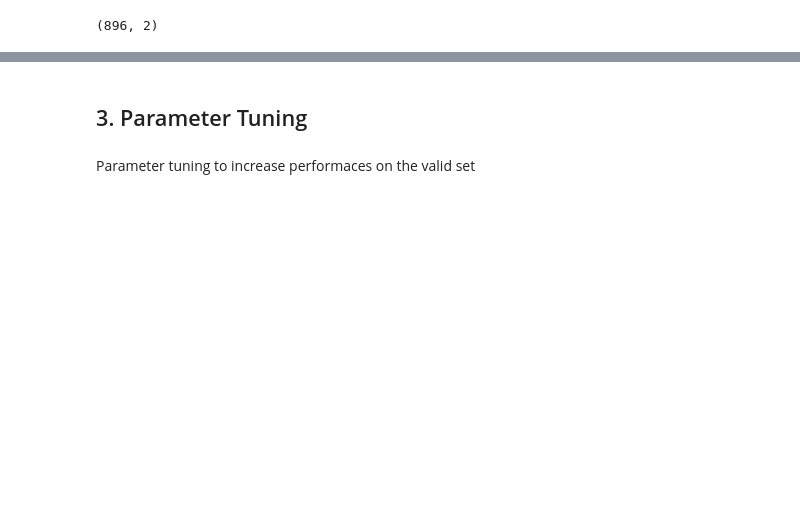
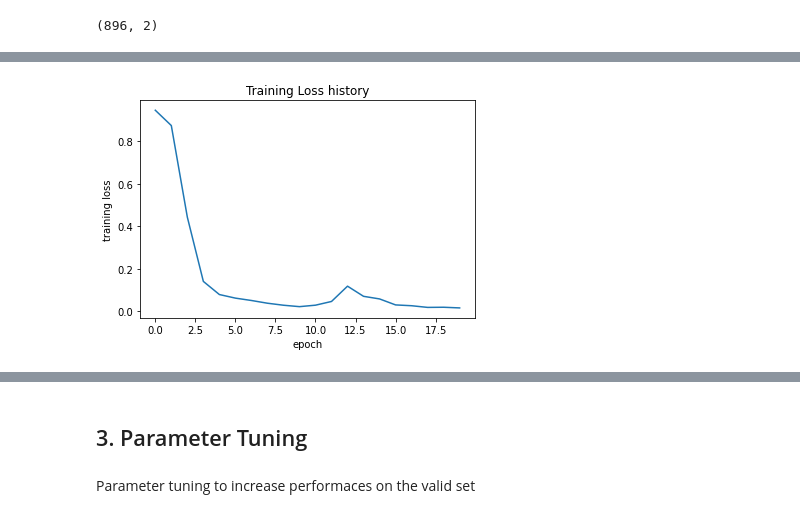
Before and after one commit to H40Q1/523_stock_predict, a Jupyter notebook: main01.ipynb, the cells around one changed output, grey strips where cells are left out. Cells and saved outputs as stored; diff of their text form; code cells hidden in the pictures; blank space fills up the shorter version.

```diff
--- a/main01.ipynb
+++ b/main01.ipynb
@@ -100,7 +103,7 @@ class Config:
     # path
     used_frame = "pytorch"
     model_name = "model_" + ".pth"
-    train_data_path = "./data/stock_data.csv"
+    train_data_path = "/content/stock_data.csv"
     model_save_path = "./checkpoint/" + used_frame + "/"
 
 
@@ -250,28 +253,33 @@ Current net is a stacked LSTM, we are going to modify it later on
 #         return y, hidden
 # %%
 class Net(Module):
-    def __init__(self, config):
+    def __init__(self, config, attention_net=False):
         super(Net, self).__init__()
         self.lstm = nn.LSTM(input_size=config.input_size, hidden_size=config.hidden_size,
                             num_layers=config.lstm_layers, batch_first=True,
                             dropout=config.dropout_rate)
-        self.attention = nlp.nn.Attention(config.hidden_size)
+        self.attention = nlpnn.Attention(config.hidden_size)
         self.attention_linear = nn.Linear(in_features=config.hidden_size, out_features=config.hidden_size)
         self.linear = nn.Linear(in_features=config.hidden_size, out_features=config.output_size)
         self.hidden_size = config.hidden_size  # 128
         self.time_step = config.time_step      # 20
+        self.attention_net = attention_net     # True: attention layer
 
     def forward(self, x, hidden=None):
-        query = self.attention_linear(torch.randn(x.shape[0], self.time_step, self.hidden_size))
         lstm_out, hidden = self.lstm(x, hidden)
-        attention_out, _ = self.attention(query, lstm_out)
-        y = self.linear(attention_out)
+        y = 0
+        if self.attention_net:
+            query = self.attention_linear(torch.ones(x.shape[0], self.time_step, self.hidden_size))
+            attention_out, _ = self.attention(query, lstm_out)
+            y = self.linear(attention_out)
+        else:
+            y = self.linear(lstm_out)
         return y, hidden
 # %%
-def train(x_train, y_train, config):
+def train(x_train, y_train, config, attention_net=False):
     print("Start training ...")
     device = torch.device("cuda:0" if config.use_cuda and torch.cuda.is_available() else "cpu")
-    net = Net(config).to(device)
+    net = Net(config, attention_net).to(device)
 
     train_x, train_y = torch.from_numpy(x_train).float(), torch.from_numpy(y_train).float()
     train_loader = DataLoader(TensorDataset(train_x, train_y), batch_size = config.batch_size)
@@ -289,7 +297,6 @@ def train(x_train, y_train, config):
             train_x, labels = data[0].to(device), data[1].to(device)
             optimizer.zero_grad()
             y_pred, hidden = net.forward(train_x, hidden)
-
 #             h_t, c_t = hidden
 #             h_t.detach_(), c_t.detach_()
 #             hidden = (h_t, c_t)
@@ -457,0 +482,2 @@ Up and down accuracy on validation set is 50.0%
+# %%
+_, loss_mean_attention = train(train_x, train_y, config, True)
@@ -457,0 +502,4 @@ Up and down accuracy on validation set is 50.0%
+# %%
+loss_plot(loss_mean_attention)
+# %% [output]
+[figure, added]
```
Also changed, not shown: parts of 9 cells of this notebook.
